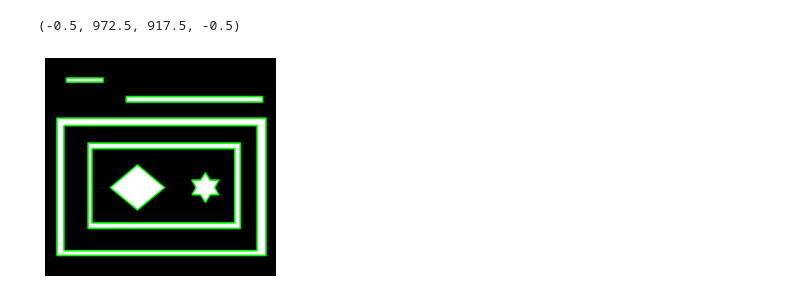
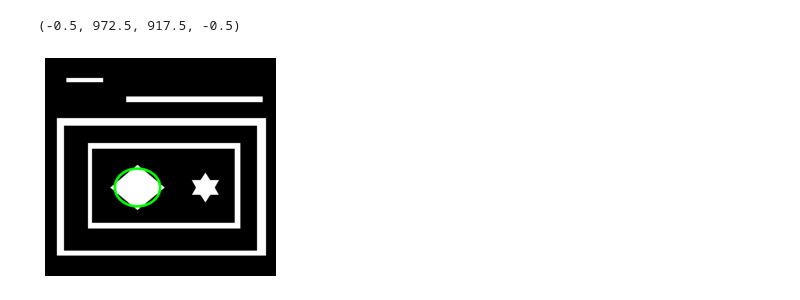
Before and after one commit to 1165048017/BlogLearning, a Jupyter notebook: OpenCV/contours/test.ipynb, the cells around one changed output. Saved outputs shown, nothing was run; the diff lists cells and outputs as text; code cells hidden in the pictures.

Commit message:
opencv contours

```diff
--- a/OpenCV/contours/test.ipynb
+++ b/OpenCV/contours/test.ipynb
@@ -26,0 +166,13 @@ contours, hierarchy = cv2.findContours(bin_img, cv2.RETR_TREE, cv2.CHAIN_APPROX_
+# %%
+contours, hierarchy = cv2.findContours(bin_img, cv2.RETR_TREE, cv2.CHAIN_APPROX_NONE)
+cnt_idx = 4
+cnt = contours[cnt_idx]
+approx = cv2.convexHull(cnt,returnPoints=False)
+defect = cv2.convexityDefects(cnt,approx)
+
+img_show = img.copy()
+for i in range(defect.shape[0]):
+    pos_idx = defect[i,0,2]
+    cv2.circle(img_show,(cnt[pos_idx,0,0],cnt[pos_idx,0,1]),5,(0,255,0),5)
+plt.imshow(img_show[...,::-1])
+plt.axis('off')
@@ -27,7 +213,11 @@ contours, hierarchy = cv2.findContours(bin_img, cv2.RETR_TREE, cv2.CHAIN_APPROX_
 # %%
-cv2.drawContours(img,contours,-1,(0,255,0),5)
-plt.imshow(img[...,::-1])
+# 椭圆拟合
+ellipse = cv2.fitEllipse(contours[5])
+
+img_show = img.copy()
+cv2.ellipse(img_show,ellipse,(0,255,0),10)
+plt.imshow(img_show[...,::-1])
 plt.axis('off')
 # %% [output]
 (-0.5, 972.5, 917.5, -0.5)
-[figure, old version]
+[figure, new version]
```
Also changed, not shown: parts of 20 cells of this notebook, 4 other files.
